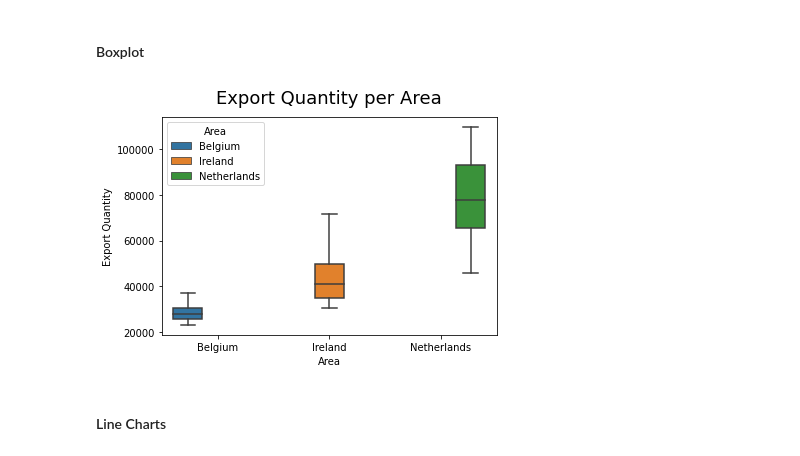
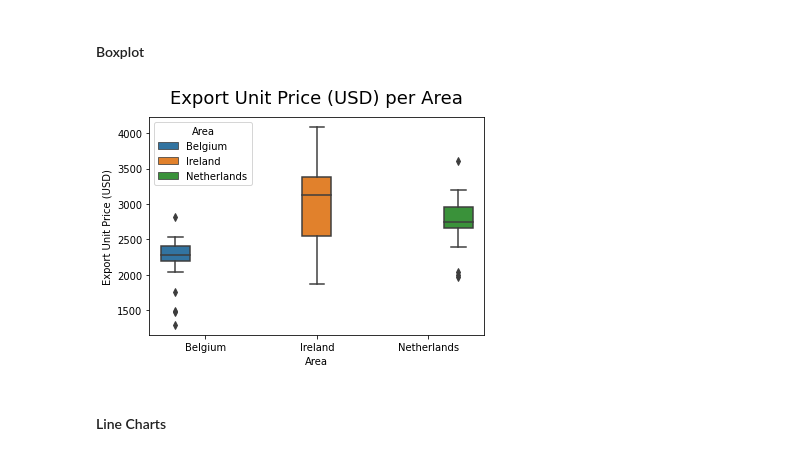
Before and after one commit to LuizLopes-cct/CA2, a Jupyter notebook: CA2_Statistics.ipynb, the cells around one changed output. Saved outputs shown, nothing was run; the diff lists cells and outputs as text; code cells hidden in the pictures.

```diff
--- a/CA2_Statistics.ipynb
+++ b/CA2_Statistics.ipynb
@@ -147,10 +147,10 @@ for item in columns:
 def title(title):
     plt.title(f'{title}', fontdict={'fontsize':18},    pad=14);
 # %%
-sns.boxplot(x = 'Area', y ='Export Quantity', data = df, hue = 'Area');
-title('Export Quantity per Area');
+sns.boxplot(x = 'Area', y ='Export Unit Price (USD)', data = df, hue = 'Area');
+title('Export Unit Price (USD) per Area');
 # %% [output]
-[figure, old version]
+[figure, new version]
 # %% [markdown]
 #### Line Charts
 # %%
```
Also changed, not shown: parts of 29 cells of this notebook, 1 other file.
